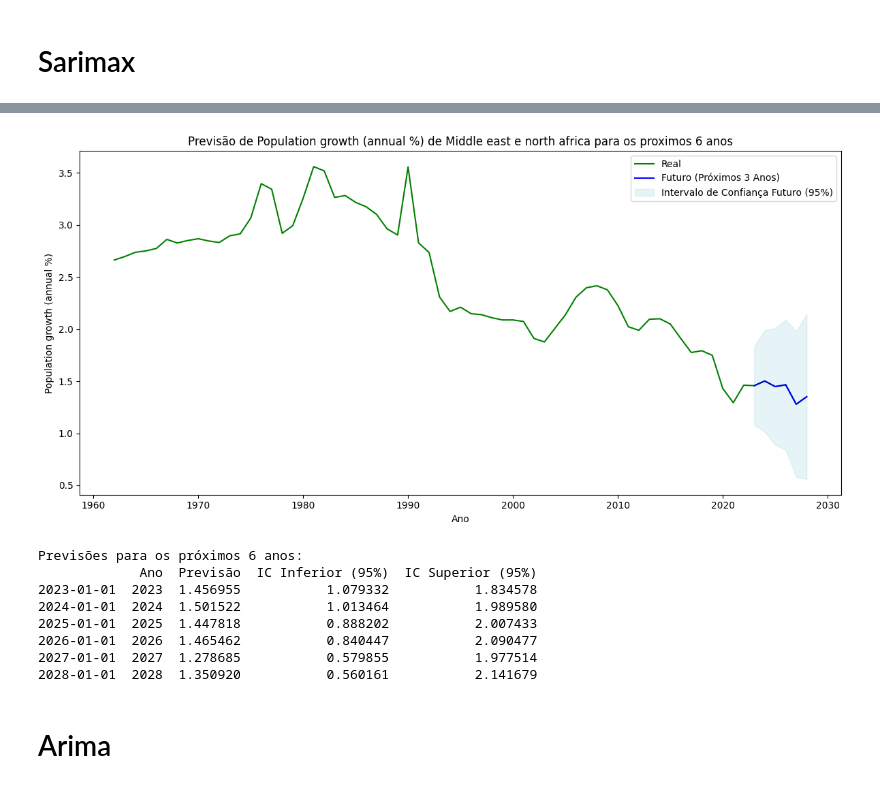
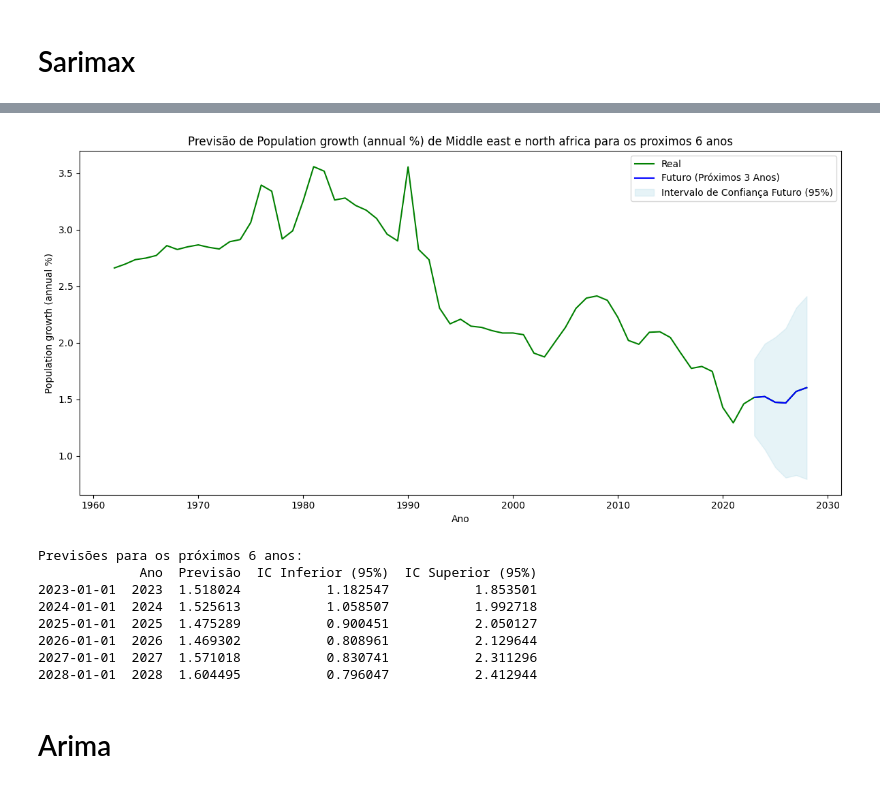
Before and after one commit to joaofariastn/Projecao-populacional, a Jupyter notebook: Middleeastenorthafrica.ipynb, the cells around one changed output, grey strips where cells are left out. Cells and saved outputs as stored; diff of their text form; code cells hidden in the pictures.

```diff
--- a/Middleeastenorthafrica.ipynb
+++ b/Middleeastenorthafrica.ipynb
@@ -429,7 +127,7 @@ test_data = df.iloc[train_size:]
 
 model = SARIMAX(
     train_data['Population growth (annual %) [SP.POP.GROW]'],
-    order=best_order,
+    order=best_order_sarimax,
     seasonal_order=best_seasonal_order
 )
 model_fit = model.fit()
@@ -460,42 +158,42 @@ predictions_future_reset.columns = ['Time', 'Population Growth']
 # Concatenate the dataframes
 combined_df = pd.concat([train_data_reset, predictions_future_reset], ignore_index=True)
 
 # Set 'Time' as the index again
 combined_df = combined_df.set_index('Time')
 
 # Print or use the combined dataframe as needed
 combined_df
 # Plotar as previsões contra os valores reais e futuros
 plt.figure(figsize=(12, 6))
 plt.plot(combined_df.index, combined_df, label='Real', color='green')
 plt.plot(future_dates, predictions_future, label='Futuro (Próximos 3 Anos)', color='blue')
 plt.fill_between(future_dates, conf_int_future.iloc[:, 0], conf_int_future.iloc[:, 1], color='lightblue', alpha=0.3, label='Intervalo de Confiança Futuro (95%)')
 plt.legend()
 plt.title('Previsão de Population growth (annual %) de Middle east e north africa para os proximos 6 anos')
 plt.xlabel('Ano')
 plt.ylabel('Population growth (annual %)')
 plt.tight_layout()
 plt.show()
 
 # Exibir as previsões futuras com intervalo de confiança
 forecast_table = pd.DataFrame({
     'Ano': future_dates.year,
     'Previsão': predictions_future,
     'IC Inferior (95%)': conf_int_future.iloc[:, 0],
     'IC Superior (95%)': conf_int_future.iloc[:, 1]
 })
 print("Previsões para os próximos 6 anos:")
 print(forecast_table)
 # %% [output]
-[figure, old version]
+[figure, new version]
 Previsões para os próximos 6 anos:
              Ano  Previsão  IC Inferior (95%)  IC Superior (95%)
-2023-01-01  2023  1.456955           1.079332           1.834578
-2024-01-01  2024  1.501522           1.013464           1.989580
-2025-01-01  2025  1.447818           0.888202           2.007433
-2026-01-01  2026  1.465462           0.840447           2.090477
-2027-01-01  2027  1.278685           0.579855           1.977514
-2028-01-01  2028  1.350920           0.560161           2.141679
+2023-01-01  2023  1.518024           1.182547           1.853501
+2024-01-01  2024  1.525613           1.058507           1.992718
+2025-01-01  2025  1.475289           0.900451           2.050127
+2026-01-01  2026  1.469302           0.808961           2.129644
+2027-01-01  2027  1.571018           0.830741           2.311296
+2028-01-01  2028  1.604495           0.796047           2.412944
 # %% [markdown]
 # Arima
 # %%
```
Also changed, not shown: parts of 7 cells of this notebook.
